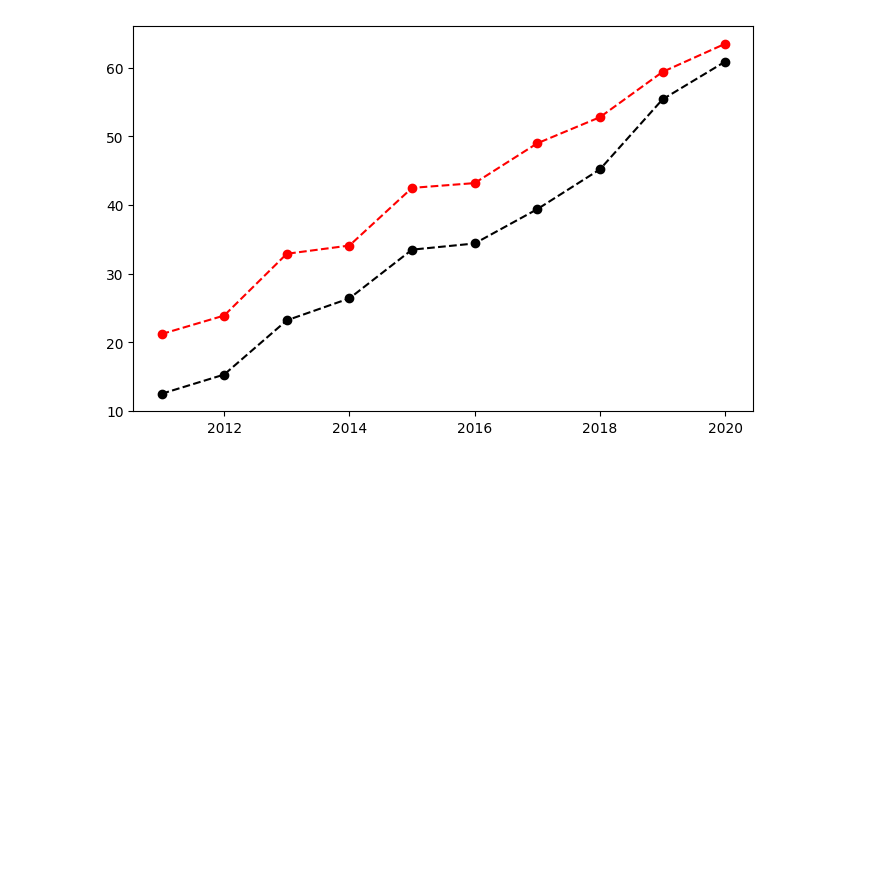
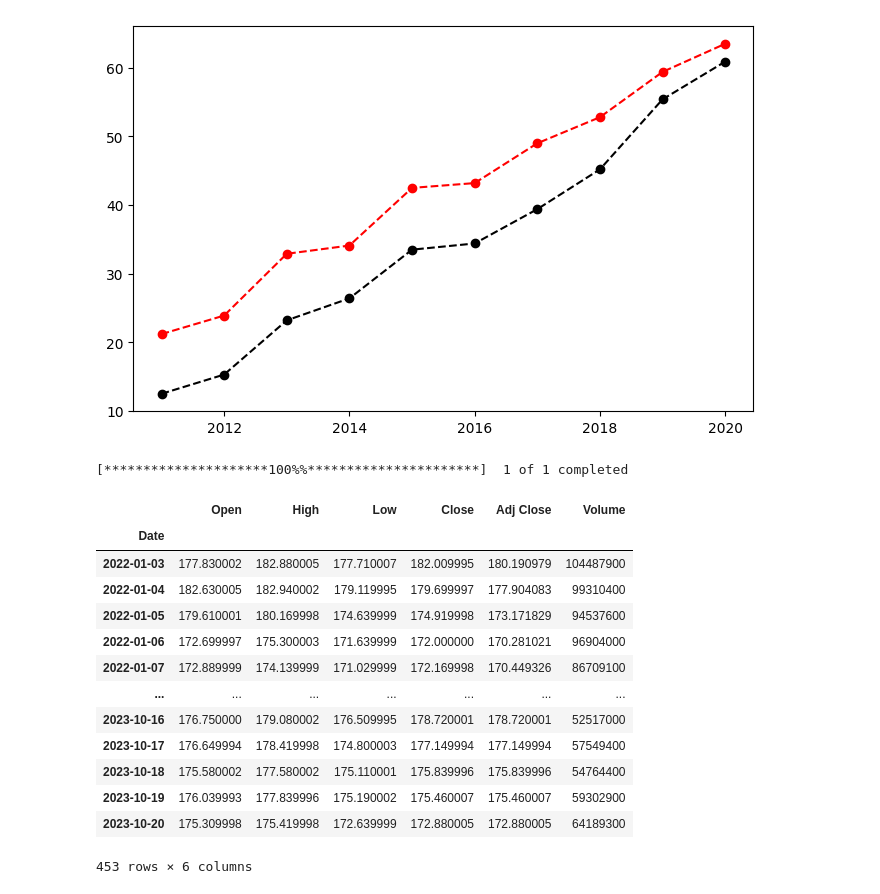
Before and after one commit to Keng9487/python1, a Jupyter notebook: 上課用目錄/lesson18_2.ipynb, the cells around one changed output. Saved outputs shown, nothing was run; the diff lists cells and outputs as text; code cells hidden in the pictures; blank space fills up the shorter version.

```diff
--- a/上課用目錄/lesson18_2.ipynb
+++ b/上課用目錄/lesson18_2.ipynb
@@ -33,3 +33,23 @@ axes.plot(dataFrame.index,dataFrame['月均銷售額'],'ro--')
 plt.show()
 # %% [output]
 [figure]
+# %%
+import yfinance as yf
+data = yf.download("AAPL", start="2022-01-01")
+data
+# %% [output]
+[*********************100%%**********************]  1 of 1 completed
+|  | Open | High | Low | Close | Adj Close | Volume |
+| Date |  |  |  |  |  |  |
+| 2022-01-03 | 177.830002 | 182.880005 | 177.710007 | 182.009995 | 180.190979 | 104487900 |
+| 2022-01-04 | 182.630005 | 182.940002 | 179.119995 | 179.699997 | 177.904083 | 99310400 |
+| 2022-01-05 | 179.610001 | 180.169998 | 174.639999 | 174.919998 | 173.171829 | 94537600 |
+| 2022-01-06 | 172.699997 | 175.300003 | 171.639999 | 172.000000 | 170.281021 | 96904000 |
+| 2022-01-07 | 172.889999 | 174.139999 | 171.029999 | 172.169998 | 170.449326 | 86709100 |
+| ... | ... | ... | ... | ... | ... | ... |
+| 2023-10-16 | 176.750000 | 179.080002 | 176.509995 | 178.720001 | 178.720001 | 52517000 |
+| 2023-10-17 | 176.649994 | 178.419998 | 174.800003 | 177.149994 | 177.149994 | 57549400 |
+| 2023-10-18 | 175.580002 | 177.580002 | 175.110001 | 175.839996 | 175.839996 | 54764400 |
+| 2023-10-19 | 176.039993 | 177.839996 | 175.190002 | 175.460007 | 175.460007 | 59302900 |
+| 2023-10-20 | 175.309998 | 175.419998 | 172.639999 | 172.880005 | 172.880005 | 64189300 |
+453 rows × 6 columns
```
Also changed, not shown: parts of 6 cells of this notebook.
